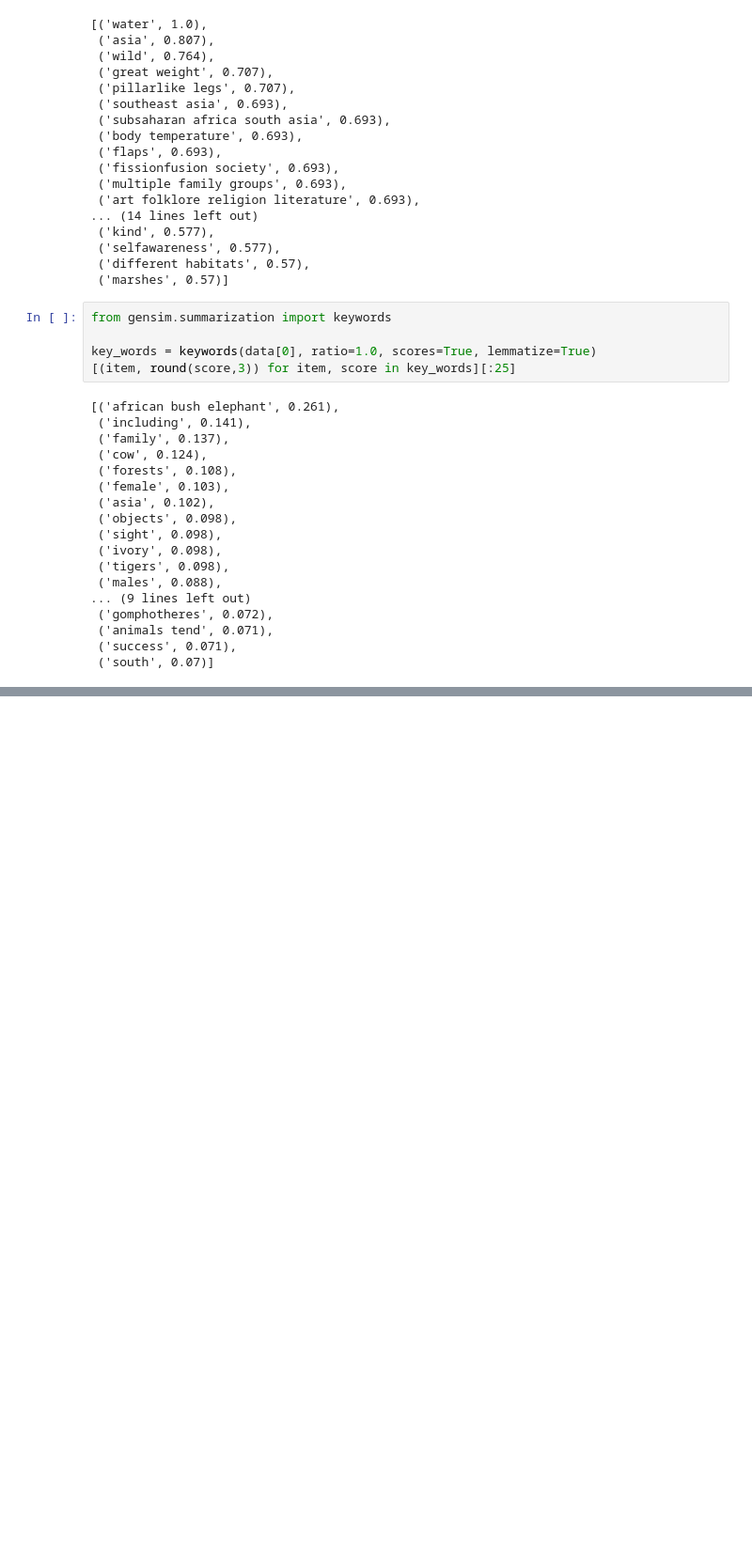
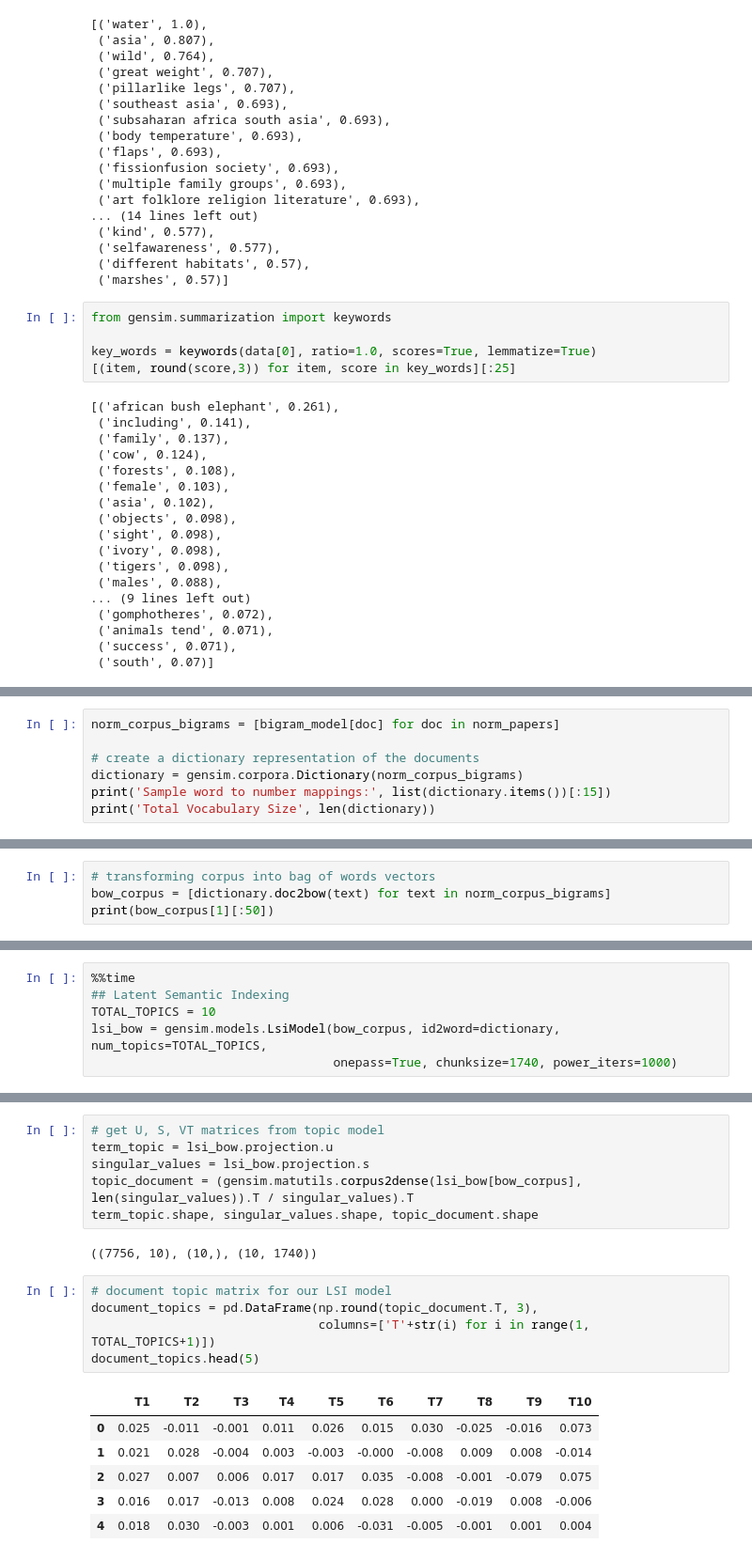
Before and after one commit to beliciataylor/self-study, a Jupyter notebook: NLP_Learning/ch06_text_summarization_topic_models.ipynb, the cells around one changed output, grey strips where cells are left out. Shown at 94% size. Drawn from its saved outputs; the diff is of its cells as text; blank space fills up the shorter version.

```diff
--- a/NLP_Learning/ch06_text_summarization_topic_models.ipynb
+++ b/NLP_Learning/ch06_text_summarization_topic_models.ipynb
@@ -334,0 +447,7 @@ key_words = keywords(data[0], ratio=1.0, scores=True, lemmatize=True)
+# %%
+norm_corpus_bigrams = [bigram_model[doc] for doc in norm_papers]
+
+# create a dictionary representation of the documents
+dictionary = gensim.corpora.Dictionary(norm_corpus_bigrams)
+print('Sample word to number mappings:', list(dictionary.items())[:15])
+print('Total Vocabulary Size', len(dictionary))
@@ -334,0 +463,4 @@ key_words = keywords(data[0], ratio=1.0, scores=True, lemmatize=True)
+# %%
+# transforming corpus into bag of words vectors
+bow_corpus = [dictionary.doc2bow(text) for text in norm_corpus_bigrams]
+print(bow_corpus[1][:50])
@@ -334,0 +479,6 @@ key_words = keywords(data[0], ratio=1.0, scores=True, lemmatize=True)
+# %%
+%%time
+## Latent Semantic Indexing
+TOTAL_TOPICS = 10
+lsi_bow = gensim.models.LsiModel(bow_corpus, id2word=dictionary, num_topics=TOTAL_TOPICS,
+                                 onepass=True, chunksize=1740, power_iters=1000)
@@ -334,0 +545,20 @@ key_words = keywords(data[0], ratio=1.0, scores=True, lemmatize=True)
+# %%
+# get U, S, VT matrices from topic model
+term_topic = lsi_bow.projection.u
+singular_values = lsi_bow.projection.s
+topic_document = (gensim.matutils.corpus2dense(lsi_bow[bow_corpus], len(singular_values)).T / singular_values).T
+term_topic.shape, singular_values.shape, topic_document.shape
+# %% [output]
+((7756, 10), (10,), (10, 1740))
+# %%
+# document topic matrix for our LSI model
+document_topics = pd.DataFrame(np.round(topic_document.T, 3),
+                               columns=['T'+str(i) for i in range(1, TOTAL_TOPICS+1)])
+document_topics.head(5)
+# %% [output]
+|  | T1 | T2 | T3 | T4 | T5 | T6 | T7 | T8 | T9 | T10 |
+| 0 | 0.025 | -0.011 | -0.001 | 0.011 | 0.026 | 0.015 | 0.030 | -0.025 | -0.016 | 0.073 |
+| 1 | 0.021 | 0.028 | -0.004 | 0.003 | -0.003 | -0.000 | -0.008 | 0.009 | 0.008 | -0.014 |
+| 2 | 0.027 | 0.007 | 0.006 | 0.017 | 0.017 | 0.035 | -0.008 | -0.001 | -0.079 | 0.075 |
+| 3 | 0.016 | 0.017 | -0.013 | 0.008 | 0.024 | 0.028 | 0.000 | -0.019 | 0.008 | -0.006 |
+| 4 | 0.018 | 0.030 | -0.003 | 0.001 | 0.006 | -0.031 | -0.005 | -0.001 | 0.001 | 0.004 |
```
Also changed, not shown: parts of 25 cells of this notebook.
